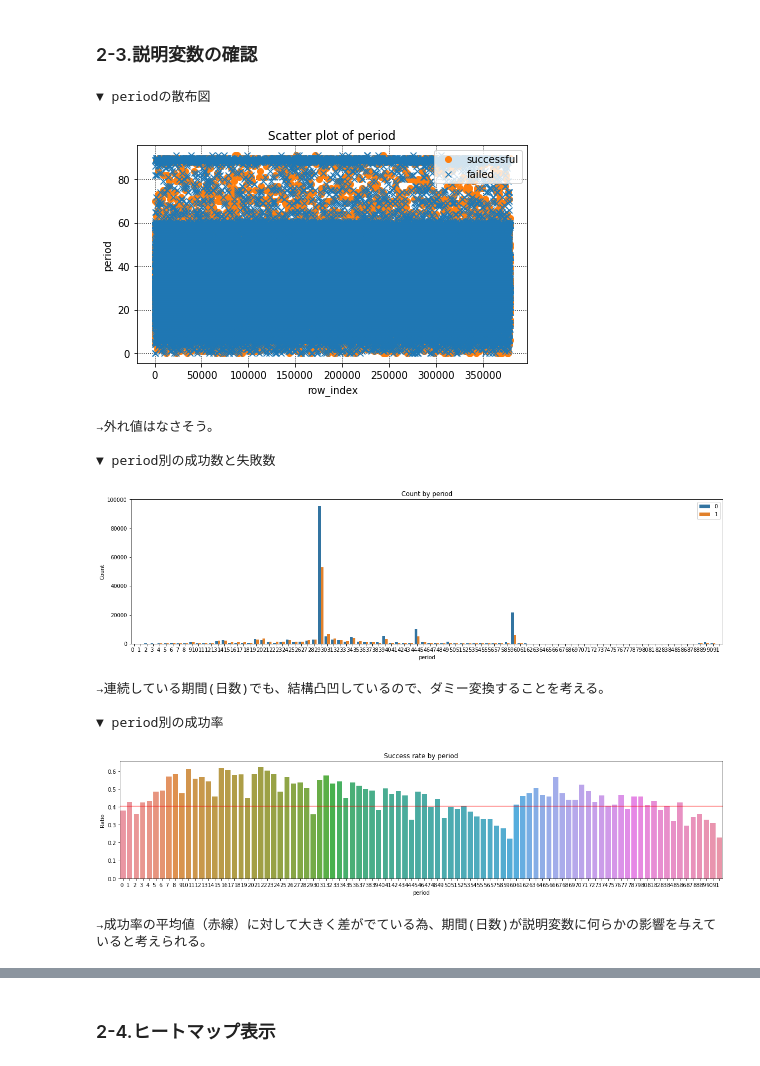
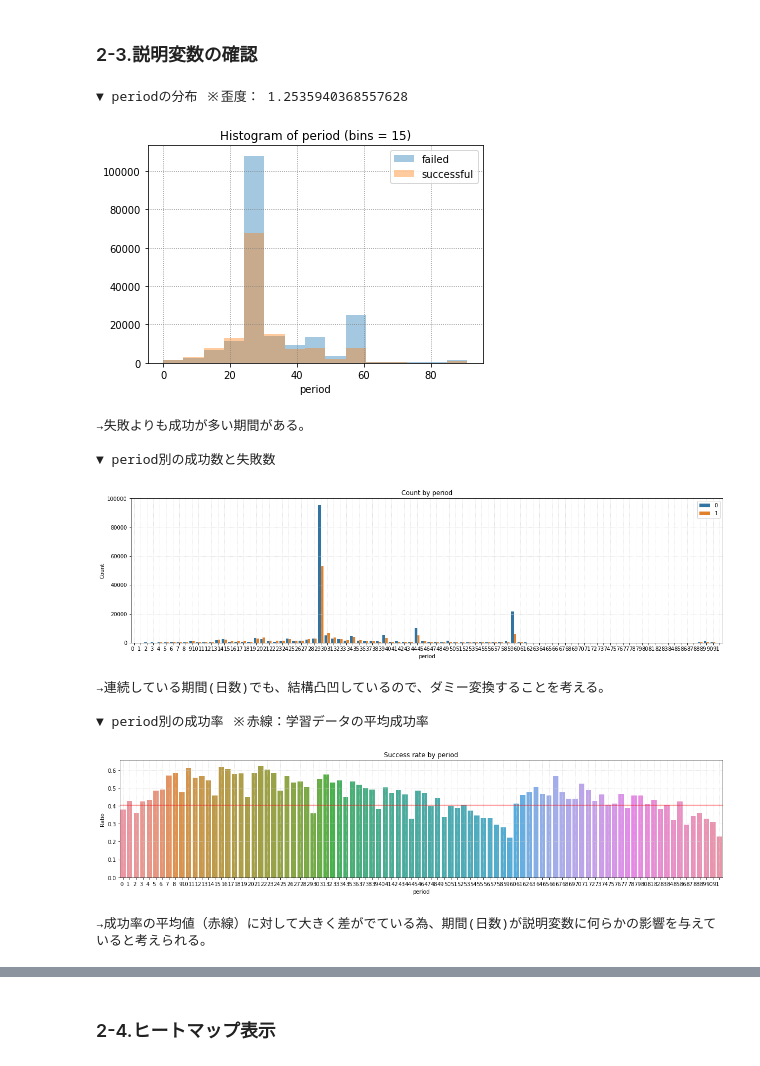
Before and after one commit to arsma12/skillupAI, a Jupyter notebook: Day1_work_長谷川雅代.ipynb, the cells around one changed output, grey strips where cells are left out. Saved outputs shown, nothing was run; the diff lists cells and outputs as text; code cells hidden in the pictures.

```diff
--- a/Day1_work_長谷川雅代.ipynb
+++ b/Day1_work_長谷川雅代.ipynb
@@ -70,6 +70,8 @@ def show_histogram(col_name,w,h,bins_val):
     sns.distplot(df[df['state']==0][col_name],kde=False,rug=False,bins=bins_val,label='failed')
     sns.distplot(df[df['state']==1][col_name],kde=False,rug=False,bins=bins_val,label='successful')
     plt.title('Histogram of ' + str(col_name) + ' (bins = ' + str(bins_val) + ')')
+    plt.grid(which='major',color='gray',linestyle=':')
+    plt.grid(which='minor',color='gray',linestyle=':')
     plt.legend()
     plt.show()
 
@@ -83,6 +85,8 @@ def show_histogram_log1p(col_name,w,h,bins_val):
     sns.distplot(np.log1p(df[df['state']==0][col_name]),kde=False,rug=False,bins=bins_val,label='failed')
     sns.distplot(np.log1p(df[df['state']==1][col_name]),kde=False,rug=False,bins=bins_val,label='successful')
     plt.title('Histogram of ' + str(col_name) + ' (bins = ' + str(bins_val) + ')')
+    plt.grid(which='major',color='gray',linestyle=':')
+    plt.grid(which='minor',color='gray',linestyle=':')
     plt.xlabel(col_name)
     plt.legend()
     plt.show()
@@ -101,9 +105,11 @@ def show_scatter_plot(col_name, w, h):
     plt.plot(data1.index, data1[col_name], 'o', color='C1', label='successful')
     plt.plot(data2.index, data2[col_name], 'x', color='C0', label='failed')
     plt.legend(loc='best')
+    plt.title('Scatter plot of ' + str(col_name))
+    plt.grid(which='major',color='gray',linestyle=':')
+    plt.grid(which='minor',color='gray',linestyle=':')
     plt.ylabel(col_name)
     plt.xlabel('row_index')
-    plt.title('Scatter plot of ' + str(col_name))
     plt.show()
 
 # ============================================================================
@@ -120,6 +126,8 @@ def show_state_count_plot(col_name, w, h, sort_flg=False, x_rot = 0):
         ax = sns.countplot(df[col_name],hue=df['state'])
 
     ax.set_title('Count by ' + str(col_name))
+    plt.grid(which='major',color='lightgray',linestyle=':')
+    plt.grid(which='minor',color='lightgray',linestyle=':')
     ax.set_xlabel(col_name)
     ax.set_xticklabels(ax.get_xticklabels(), rotation=x_rot, ha="right") # ラベルの回転
     ax.set_ylabel('Count')
@@ -136,13 +144,15 @@ def show_successrate_barplot(col_name, w, h, baseline, sort_flg=False, x_rot = 0
     successrate.reset_index(inplace = True) # index振り直し
     if(sort_flg):
         successrate = successrate.sort_values('state', ascending=False) # 成功率の降順
-        print('\n▼ ' + str(col_name) + '別の成功率（降順）')
+        print('\n▼ ' + str(col_name) + '別の成功率（降順）※赤線：学習データの平均成功率')
     else:
-        print('\n▼ ' + str(col_name) + '別の成功率')
+        print('\n▼ ' + str(col_name) + '別の成功率 ※赤線：学習データの平均成功率')
     plt.figure(figsize=(w,h))
     ax = sns.barplot(x=col_name, y="state", data=successrate)
     ax.axhline(baseline, alpha=0.5, color='red') # 平均値
     ax.set_title('Success rate by ' + str(col_name))
+    plt.grid(which='major',color='lightgray',linestyle=':')
+    plt.grid(which='minor',color='lightgray',linestyle=':')
     ax.set_xlabel(col_name)
     ax.set_xticklabels(ax.get_xticklabels(), rotation=x_rot, ha="right") # ラベルの回転
     ax.set_ylabel('Ratio')
@@ -283,28 +298,27 @@ baseline= 0.4038772895153388
 # %%
 # ------------------------------------------------
 # 2-3-1.期間（日数）
 # ------------------------------------------------
-# 外れ値がないか散布図で確認
-show_scatter_plot('period',7,4)
-print('→外れ値はなさそう。')
+show_histogram('period',6,4,15)
+print('→失敗よりも成功が多い期間がある。')
 
 # 期間(日数)の分布を確認
 show_state_count_plot('period',20,5)
 print('→連続している期間(日数)でも、結構凸凹しているので、ダミー変換することを考える。')
 
 # 期間(日数)別の成功率を確認
 show_successrate_barplot("period",20,4,baseline,False)
 print('→成功率の平均値（赤線）に対して大きく差がでている為、期間(日数)が説明変数に何らかの影響を与えていると考えられる。')
 # %% [output]
-▼ periodの散布図
+▼ periodの分布 ※歪度： 1.2535940368557628
-[figure, old version]
+[figure, new version]
-→外れ値はなさそう。
+→失敗よりも成功が多い期間がある。
 
 ▼ period別の成功数と失敗数
 [figure]
 →連続している期間(日数)でも、結構凸凹しているので、ダミー変換することを考える。
 
-▼ period別の成功率
+▼ period別の成功率 ※赤線：学習データの平均成功率
 [figure]
 →成功率の平均値（赤線）に対して大きく差がでている為、期間(日数)が説明変数に何らかの影響を与えていると考えられる。
 # %%
```
Also changed, not shown: parts of 10 cells of this notebook.
